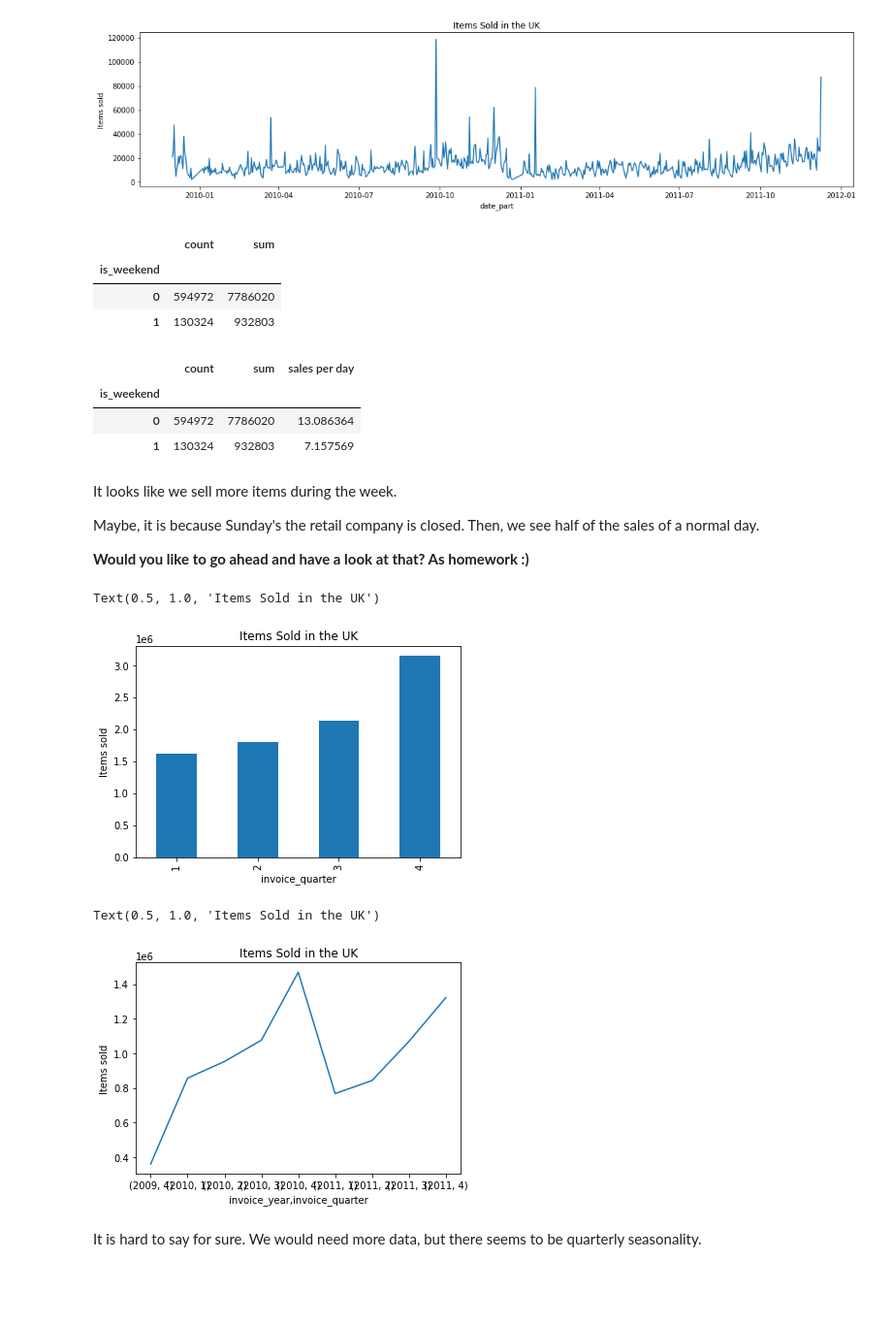
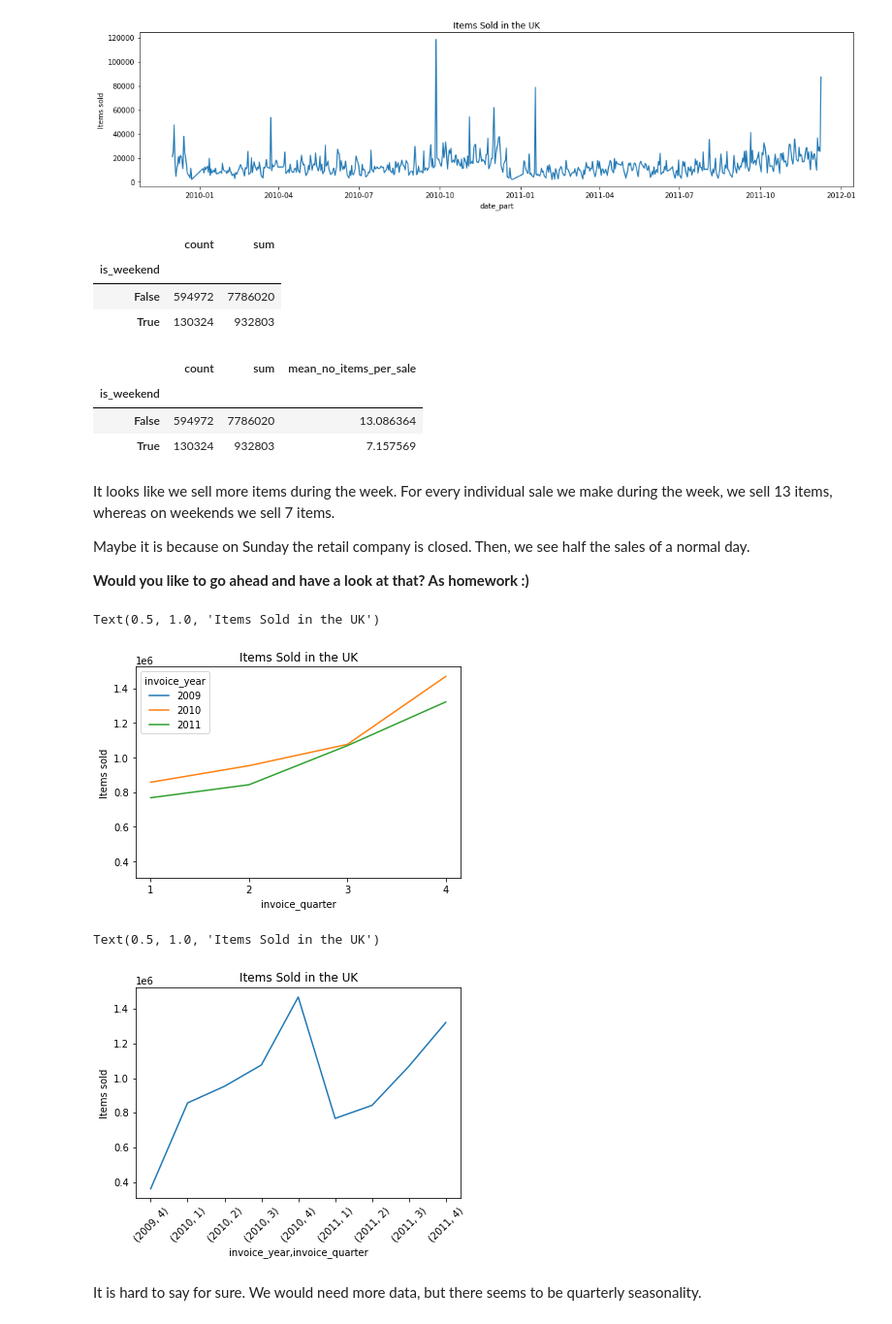
Before and after one commit to trainindata/feature-engineering-for-time-series-forecasting, a Jupyter notebook: 10-Time-Features/01-Extracting-date-related-features.ipynb, the cells around one changed output. Shown: that part at 97% size. Drawn from its saved outputs; the diff is of its cells as text; code cells hidden in the pictures; blank space fills up the shorter version.

```diff
--- a/10-Time-Features/01-Extracting-date-related-features.ipynb
+++ b/10-Time-Features/01-Extracting-date-related-features.ipynb
@@ -437,7 +441,7 @@ array(['Tuesday', 'Wednesday', 'Thursday', 'Friday', 'Saturday', 'Sunday',
 # %%
 # Was the invoice issued on a weekend?
 
-data['is_weekend'] = np.where(data['invoice_day_name'].isin(['Sunday', 'Saturday']), 1,0)
+data['is_weekend'] = data['date'].dt.dayofweek > 4
 
 data[['date', 'invoice_day_name','is_weekend']].head()
 # %% [output]
@@ -516,7 +519,7 @@ Text(0.5, 1.0, 'Items Sold in the UK')
 
 uk = data[data['Country']=='United Kingdom']
 
-# Do we sell more on weekends?
+# Do we sell more items on weekends?
 
 # With sum we find the total number of items sold.
 # With count we find the total number of sales made.
@@ -525,44 +528,44 @@ uk.groupby('is_weekend')['Quantity'].agg(['count','sum'])
 # %% [output]
 |  | count | sum |
 | is_weekend |  |  |
-| 0 | 594972 | 7786020 |
-| 1 | 130324 | 932803 |
+| False | 594972 | 7786020 |
+| True | 130324 | 932803 |
 # %%
-# There are less weekend days than weekdays, so we need to account for this
+# Let's find out how many items we sell per individual sale:
 
 temp = uk.groupby('is_weekend')['Quantity'].agg(['count','sum'])
-temp['sales per day'] = temp['sum'] / temp['count']
+temp['mean_no_items_per_sale'] = temp['sum'] / temp['count']
 
 temp
 # %% [output]
-|  | count | sum | sales per day |
+|  | count | sum | mean_no_items_per_sale |
 | is_weekend |  |  |  |
-| 0 | 594972 | 7786020 | 13.086364 |
-| 1 | 130324 | 932803 | 7.157569 |
+| False | 594972 | 7786020 | 13.086364 |
+| True | 130324 | 932803 | 7.157569 |
 # %% [markdown]
-It looks like we sell more items during the week.
+It looks like we sell more items during the week. For every individual sale we make during the week, we sell 13 items, whereas on weekends we sell 7 items.
 
-Maybe, it is because Sunday's the retail company is closed. Then, we see half of the sales of a normal day.
+Maybe it is because on Sunday the retail company is closed. Then, we see half the sales of a normal day.
 
 **Would you like to go ahead and have a look at that? As homework :)**
 # %%
-# How much do we sell throughout the year?
+# How many items do we sell throughout the year?
 
-uk.groupby('invoice_quarter')['Quantity'].sum().plot.bar()
+uk.groupby(['invoice_quarter', 'invoice_year'])['Quantity'].sum().unstack().plot(xticks=[1,2,3,4])
 plt.ylabel('Items sold')
 plt.title('Items Sold in the UK')
 # %% [output]
 Text(0.5, 1.0, 'Items Sold in the UK')
-[figure, old version]
+[figure, new version]
 # %%
 # Let's try and see if there is seasonality.
 
-uk.groupby(['invoice_year','invoice_quarter'])['Quantity'].sum().plot()
+uk.groupby(['invoice_year','invoice_quarter'])['Quantity'].sum().plot(rot=45)
 plt.ylabel('Items sold')
 plt.title('Items Sold in the UK')
 # %% [output]
 Text(0.5, 1.0, 'Items Sold in the UK')
-[figure, old version]
+[figure, new version]
 # %% [markdown]
 It is hard to say for sure. We would need more data, but there seems to be quarterly seasonality.
 # %%
```
Also changed, not shown: parts of 12 cells of this notebook.
